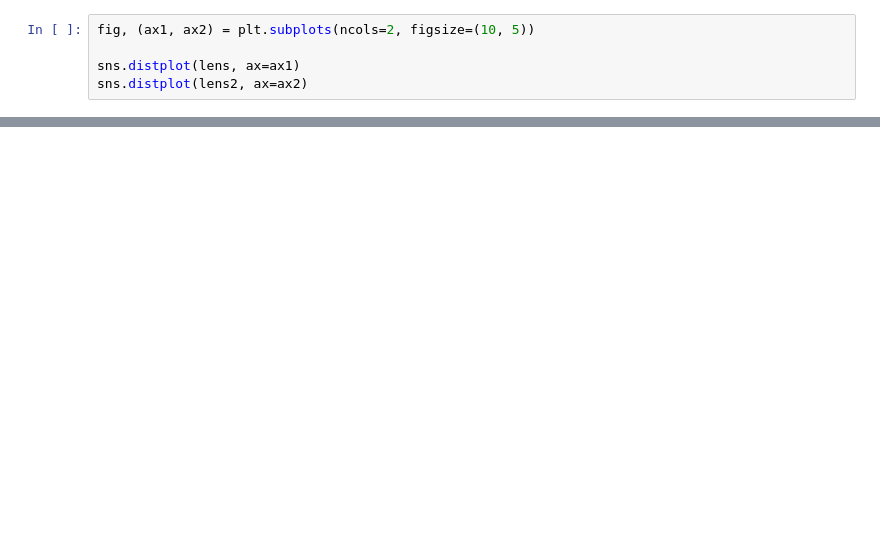
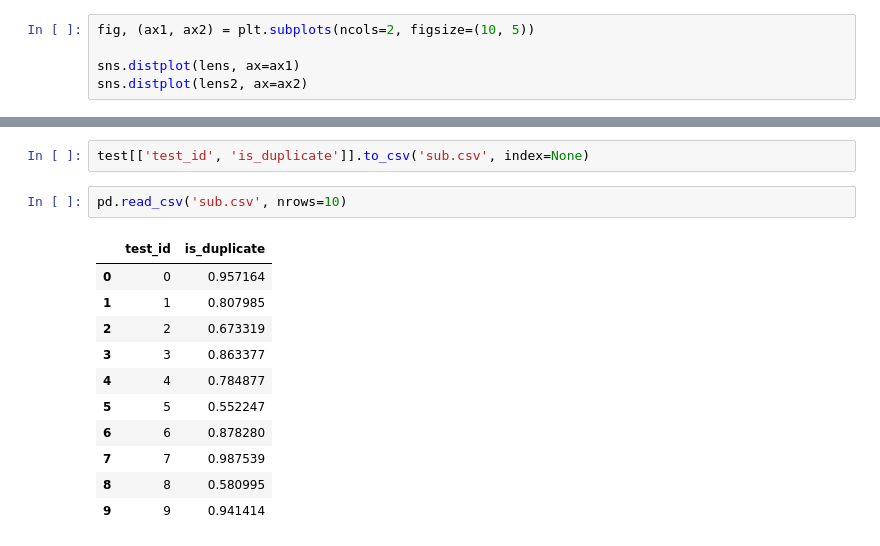
Before and after one commit to grapefroot/quora-question-pairs, a Jupyter notebook: transformers.ipynb, the cells around one changed output, grey strips where cells are left out. Saved outputs shown, nothing was run; the diff lists cells and outputs as text; blank space fills up the shorter version.

```diff
--- a/transformers.ipynb
+++ b/transformers.ipynb
@@ -192,0 +254,16 @@ dtype: int64
+# %%
+test[['test_id', 'is_duplicate']].to_csv('sub.csv', index=None)
+# %%
+pd.read_csv('sub.csv', nrows=10)
+# %% [output]
+|  | test_id | is_duplicate |
+| 0 | 0 | 0.957164 |
+| 1 | 1 | 0.807985 |
+| 2 | 2 | 0.673319 |
+| 3 | 3 | 0.863377 |
+| 4 | 4 | 0.784877 |
+| 5 | 5 | 0.552247 |
+| 6 | 6 | 0.878280 |
+| 7 | 7 | 0.987539 |
+| 8 | 8 | 0.580995 |
+| 9 | 9 | 0.941414 |
```
Also changed, not shown: parts of 22 cells of this notebook.
